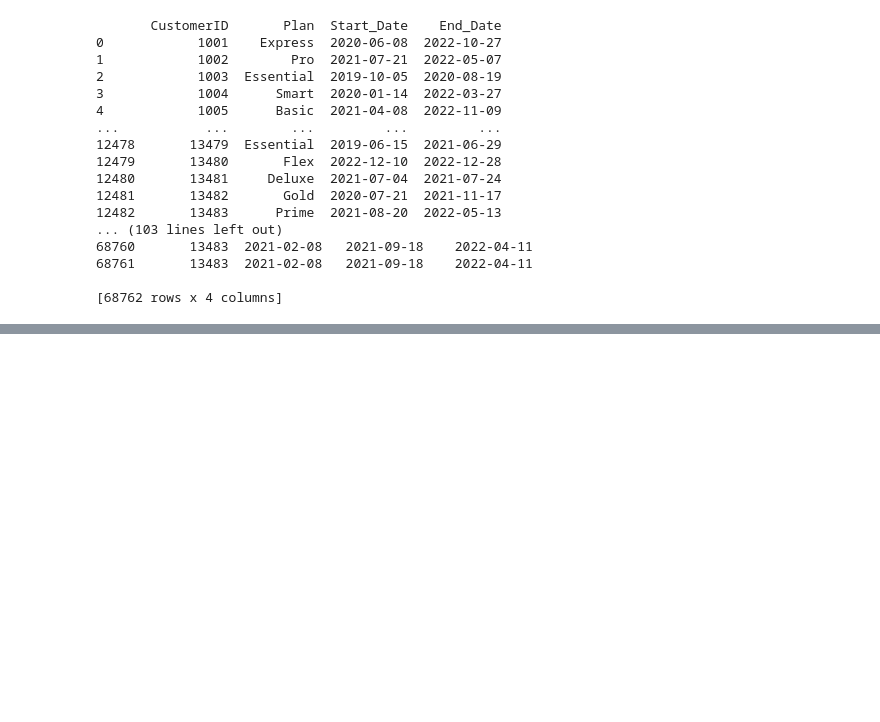
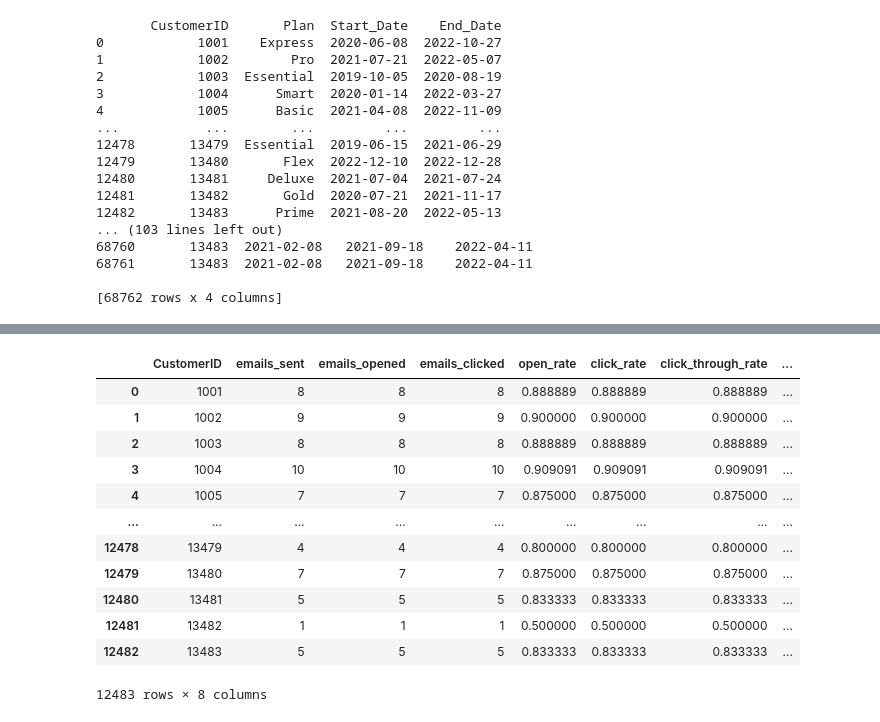
Before and after one commit to michizler/reder-analytics, a Jupyter notebook: preprocessing/clean.ipynb, the cells around one changed output, grey strips where cells are left out. Saved outputs shown, nothing was run; the diff lists cells and outputs as text; code cells hidden in the pictures; blank space fills up the shorter version.

```diff
--- a/preprocessing/clean.ipynb
+++ b/preprocessing/clean.ipynb
@@ -234,0 +475,16 @@ customer_info.head()
+# %%
+mkt_com
+# %% [output]
+|  | CustomerID | emails_sent | emails_opened | emails_clicked | open_rate | click_rate | click_through_rate | ... |
+| 0 | 1001 | 8 | 8 | 8 | 0.888889 | 0.888889 | 0.888889 | ... |
+| 1 | 1002 | 9 | 9 | 9 | 0.900000 | 0.900000 | 0.900000 | ... |
+| 2 | 1003 | 8 | 8 | 8 | 0.888889 | 0.888889 | 0.888889 | ... |
+| 3 | 1004 | 10 | 10 | 10 | 0.909091 | 0.909091 | 0.909091 | ... |
+| 4 | 1005 | 7 | 7 | 7 | 0.875000 | 0.875000 | 0.875000 | ... |
+| ... | ... | ... | ... | ... | ... | ... | ... | ... |
+| 12478 | 13479 | 4 | 4 | 4 | 0.800000 | 0.800000 | 0.800000 | ... |
+| 12479 | 13480 | 7 | 7 | 7 | 0.875000 | 0.875000 | 0.875000 | ... |
+| 12480 | 13481 | 5 | 5 | 5 | 0.833333 | 0.833333 | 0.833333 | ... |
+| 12481 | 13482 | 1 | 1 | 1 | 0.500000 | 0.500000 | 0.500000 | ... |
+| 12482 | 13483 | 5 | 5 | 5 | 0.833333 | 0.833333 | 0.833333 | ... |
+12483 rows × 8 columns
```
Also changed, not shown: parts of 37 cells of this notebook.
